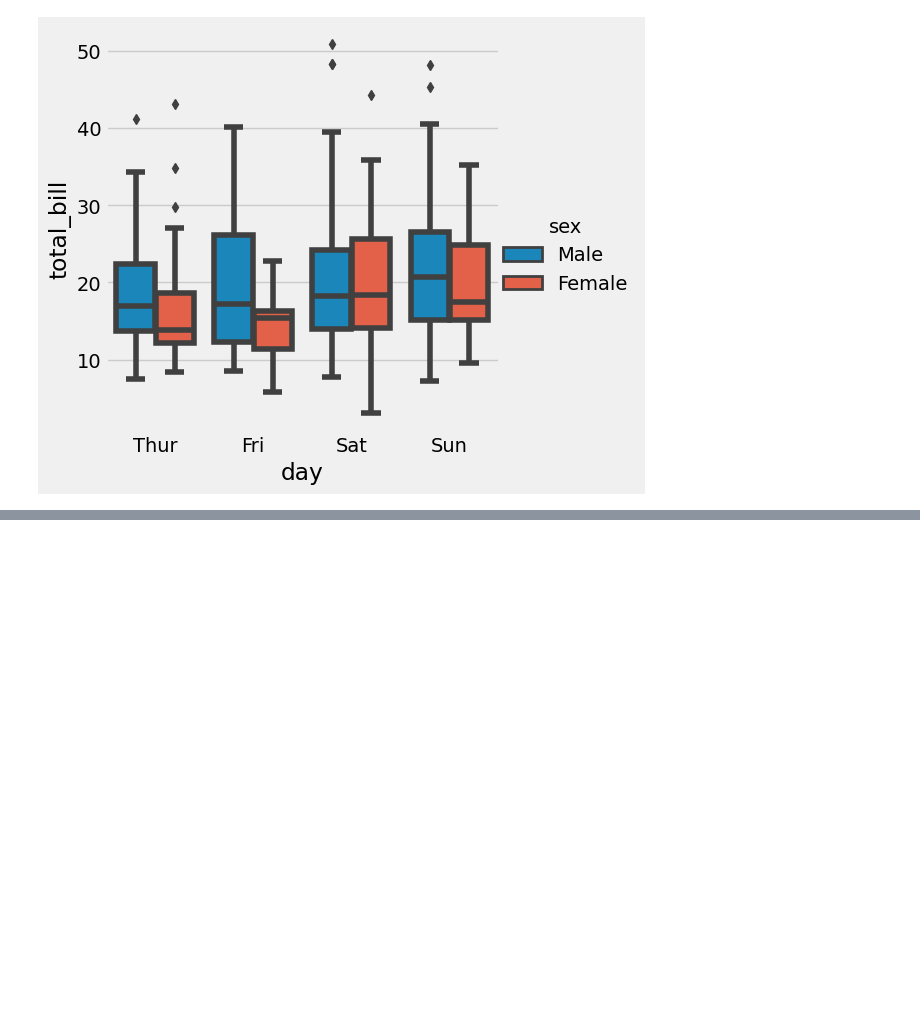
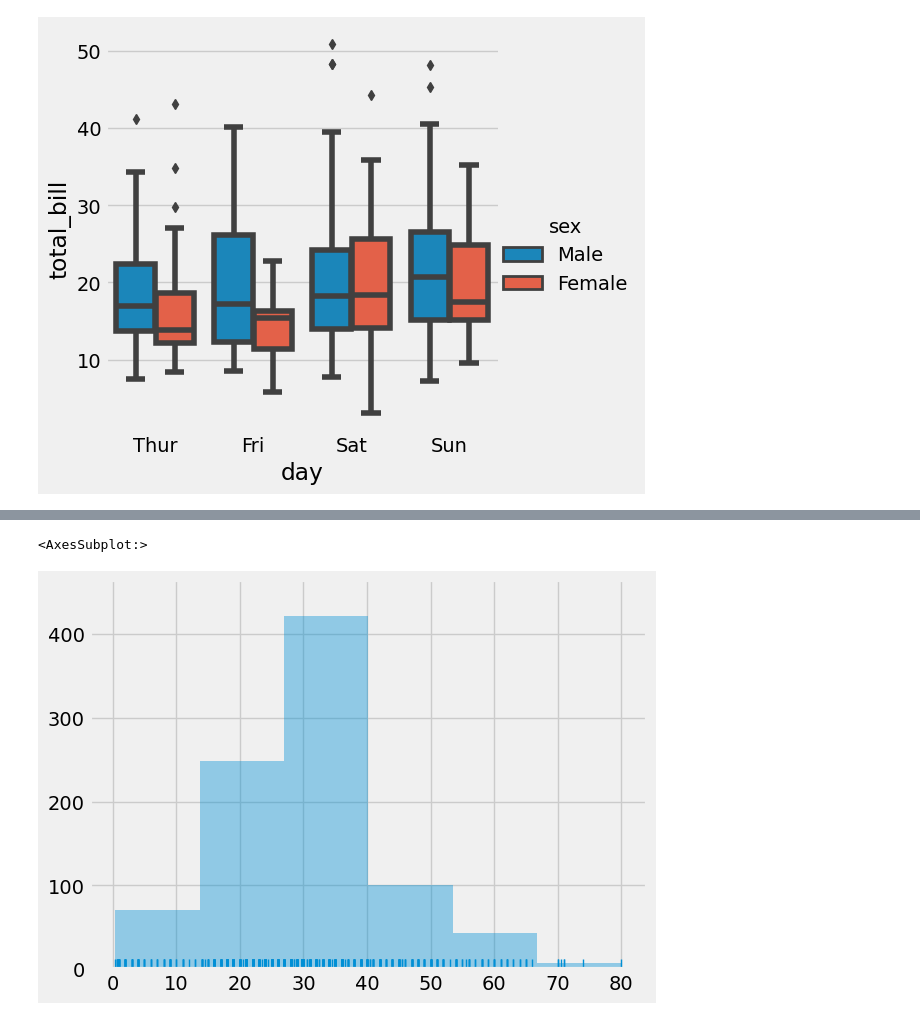
Before and after one commit to SabalNiroula/Seaborn-Practice, a Jupyter notebook: SeabornPractice.ipynb, the cells around one changed output, grey strips where cells are left out. Saved outputs shown, nothing was run; the diff lists cells and outputs as text; code cells hidden in the pictures; blank space fills up the shorter version.

```diff
--- a/SeabornPractice.ipynb
+++ b/SeabornPractice.ipynb
@@ -182,0 +224,5 @@ sns.heatmap(x) # heatmap with no of traveller each month in specific year
+# %%
+sns.distplot(x=titanic['age'], kde=False, bins=6, rug=True) #rug is thin line where one line = one observation
+# %% [output]
+<AxesSubplot:>
+[figure, added]
```
Also changed, not shown: parts of 35 cells of this notebook.
